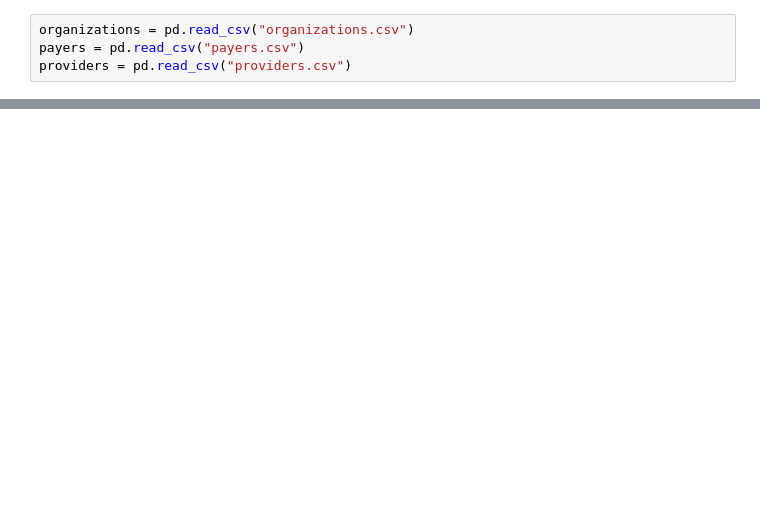
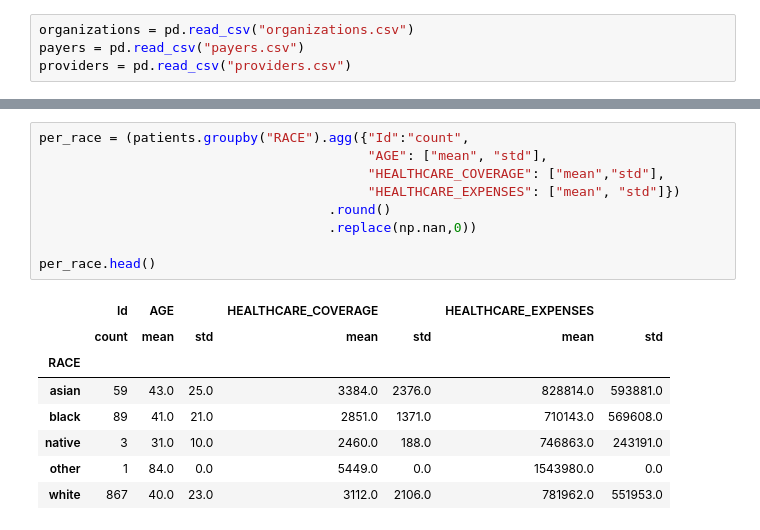
Before and after one commit to Fuenfgeld/DMA2022DataProjectB, a Jupyter notebook: DataProjectB.ipynb, the cells around one changed output, grey strips where cells are left out. Cells and saved outputs as stored; diff of their text form; blank space fills up the shorter version.

```diff
--- a/DataProjectB.ipynb
+++ b/DataProjectB.ipynb
@@ -37,0 +107,18 @@ payer_transitions = pd.read_csv("payer_transitions.csv")
+# %%
+per_race = (patients.groupby("RACE").agg({"Id":"count",
+                                          "AGE": ["mean", "std"],
+                                          "HEALTHCARE_COVERAGE": ["mean","std"],
+                                          "HEALTHCARE_EXPENSES": ["mean", "std"]})
+                                     .round()
+                                     .replace(np.nan,0))
+
+per_race.head()
+# %% [output]
+|  | Id | AGE |  | HEALTHCARE_COVERAGE |  | HEALTHCARE_EXPENSES |  |
+|  | count | mean | std | mean | std | mean | std |
+| RACE |  |  |  |  |  |  |  |
+| asian | 59 | 43.0 | 25.0 | 3384.0 | 2376.0 | 828814.0 | 593881.0 |
+| black | 89 | 41.0 | 21.0 | 2851.0 | 1371.0 | 710143.0 | 569608.0 |
+| native | 3 | 31.0 | 10.0 | 2460.0 | 188.0 | 746863.0 | 243191.0 |
+| other | 1 | 84.0 | 0.0 | 5449.0 | 0.0 | 1543980.0 | 0.0 |
+| white | 867 | 40.0 | 23.0 | 3112.0 | 2106.0 | 781962.0 | 551953.0 |
```
Also changed, not shown: parts of 7 cells of this notebook.
